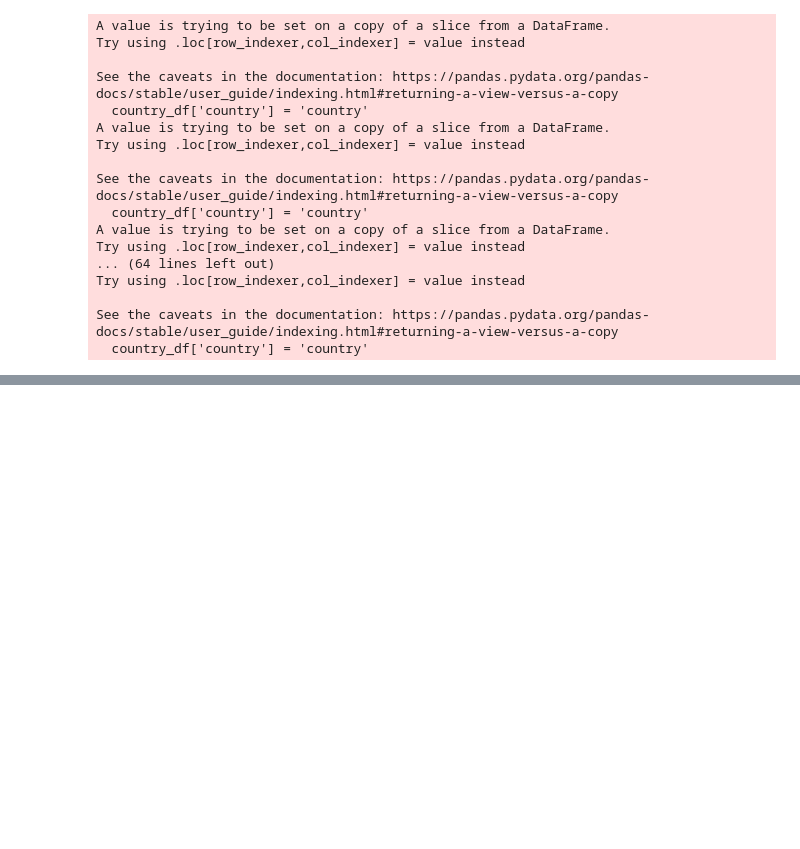
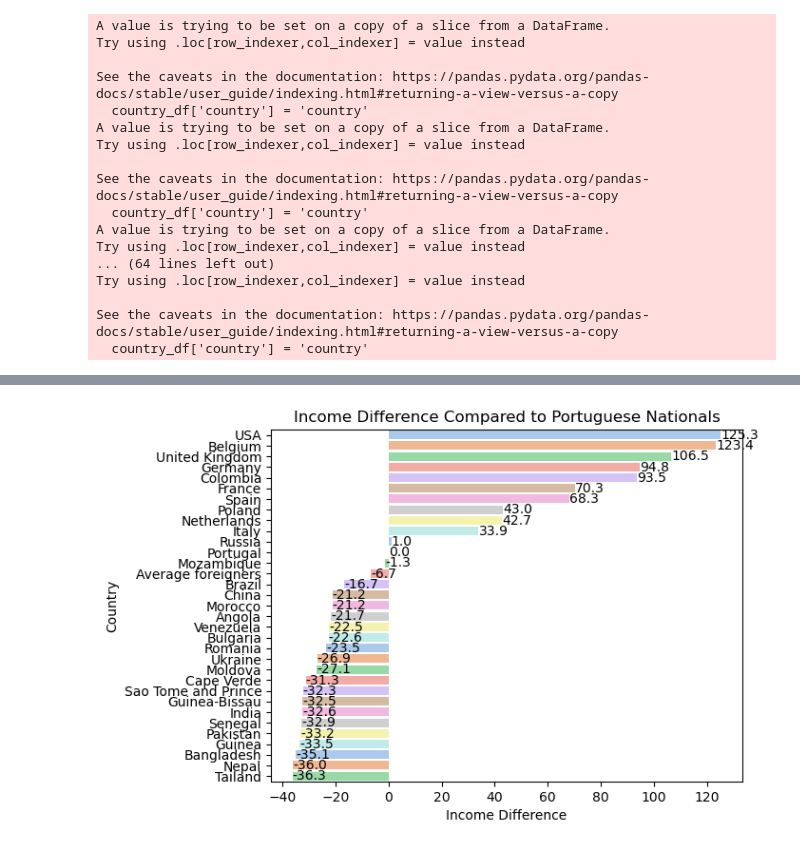
Before and after one commit to giumiranda/Project_2, a Jupyter notebook: Project2[Giuliana].ipynb, the cells around one changed output, grey strips where cells are left out. Saved outputs shown, nothing was run; the diff lists cells and outputs as text; code cells hidden in the pictures; blank space fills up the shorter version.

```diff
--- a/Project2[Giuliana].ipynb
+++ b/Project2[Giuliana].ipynb
@@ -304,0 +386,5 @@ gender_grouped.to_excel('gender_grouped.xlsx', index=False)
+# %%
+# I wanted to compare the different income differences among the nationalities
+
+income_df = pd.read_excel("/Users/giulianamiranda/Documents/Project_2/project_files/dif_income.xlsx")
+clean_columns(income_df)
@@ -304,0 +409,13 @@ gender_grouped.to_excel('gender_grouped.xlsx', index=False)
+# %%
+# I created a bar plot to see the difference of each nationality in comparisson to Portuguese nationals
+
+bar_plot = sns.barplot(x='income_difference', y='country', data=income_df, palette='pastel')
+for index, value in enumerate(income_df['income_difference']):
+    bar_plot.text(value, index, f'{value:.1f}', ha='left', va='center', color='black')
+
+plt.title('Income Difference Compared to Portuguese Nationals')
+plt.xlabel('Income Difference')
+plt.ylabel('Country')
+plt.show()
+# %% [output]
+[figure, added]
```
Also changed, not shown: parts of 19 cells of this notebook, 28 other files.
